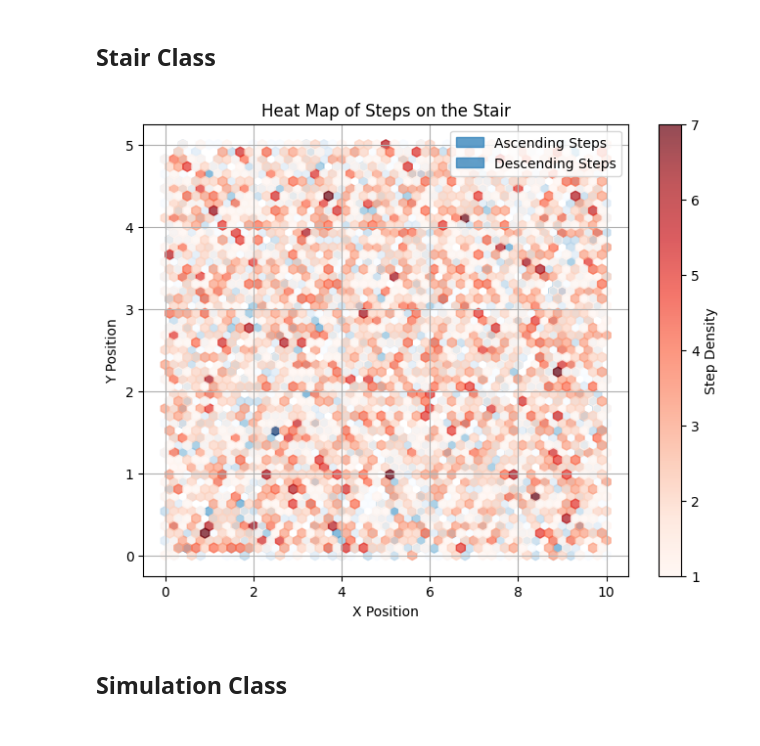
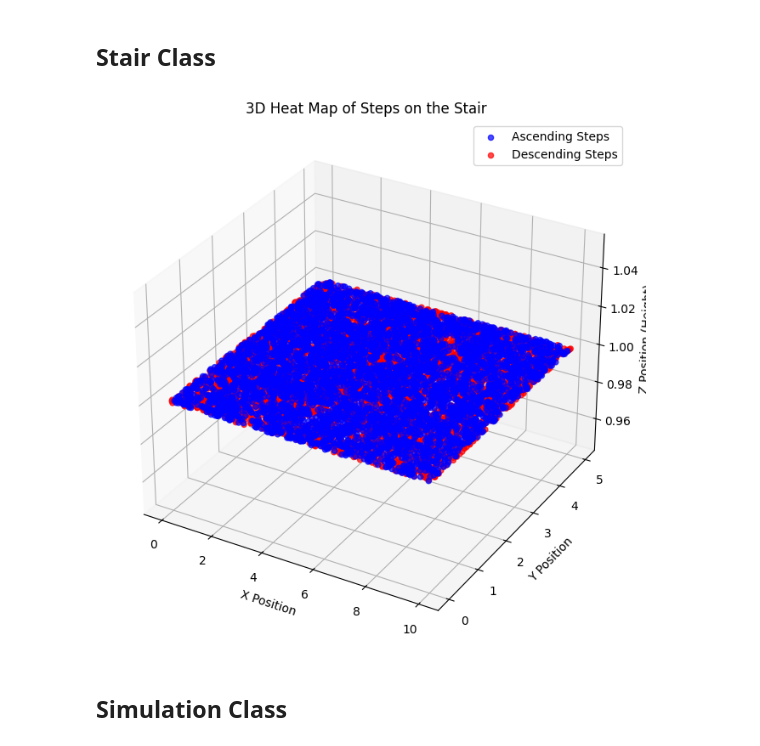
Before and after one commit to zrobers/mcm25, a Jupyter notebook: agent_staircase_model.ipynb, the cells around one changed output. Cells and saved outputs as stored; diff of their text form; code cells hidden in the pictures.

Commit message:
staircase position and stair class good now, though stairs are centered in x

```diff
--- a/agent_staircase_model.ipynb
+++ b/agent_staircase_model.ipynb
@@ -370,77 +394,96 @@ staircase_with_funnels_aligned.draw()
 ## Stair Class
 # %%
 class Stair:
-    def __init__(self, vertices, tread, width):
-        self.vertices = vertices  # Coordinates of the stair vertices
-        self.tread = tread  # Depth of each step
-        self.width = width  # Width of the stair
-        self.steps = []  # List to store steps (x, y, Agent)
+    def __init__(self, vertices):
+        """
+        Represents a single stair step or funnel.
+
+        Args:
+            vertices (list): List of (x, y, z) coordinates defining the vertices of the stair.
+        """
+        self.vertices = vertices  # Coordinates of the stair vertices (x, y, z)
+        self.z = vertices[0][2]  # All vertices share the same Z-coordinate (flat surface)
+        self.steps = []  # List to store steps (x, y, z, Agent)
 
     def add_step(self, x, y, agent):
         """
-        Add a step to the list of steps.
+        Add a step to the list of steps. The Z-coordinate is automatically set to the stair's Z-level.
 
         Args:
-            x (float): X-coordinate of the center of the step.
-            y (float): Y-coordinate of the center of the step.
+            x (float): X-coordinate of the step.
+            y (float): Y-coordinate of the step.
             agent (Agent): The Agent object that made the step.
         """
-        self.steps.append({"x": x, "y": y, "agent": agent})
+        self.steps.append({"x": x, "y": y, "z": self.z, "agent": agent})
 
     def plot_heat_map(self):
         """
         Plot a heat map of the steps on the stair, differentiating between ascending and descending steps.
         """
         # Separate ascending and descending steps
-        ascending_steps = [(step['x'], step['y']) for step in self.steps if step['agent'].direction == 'ascending']
-        descending_steps = [(step['x'], step['y']) for step in self.steps if step['agent'].direction == 'descending']
+        ascending_steps = [(step['x'], step['y'], step['z']) for step in self.steps if step['agent'].direction == 'ascending']
+        descending_steps = [(step['x'], step['y'], step['z']) for step in self.steps if step['agent'].direction == 'descending']
 
         # Create scatter plot data
         if ascending_steps:
-            asc_x, asc_y = zip(*ascending_steps)
+            asc_x, asc_y, asc_z = zip(*ascending_steps)
         else:
-            asc_x, asc_y = [], []
+            asc_x, asc_y, asc_z = [], [], []
 
         if descending_steps:
-            desc_x, desc_y = zip(*descending_steps)
+            desc_x, desc_y, desc_z = zip(*descending_steps)
         else:
-            desc_x, desc_y = [], []
+            desc_x, desc_y, desc_z = [], [], []
 
         # Create the heat map
-        plt.figure(figsize=(8, 6))
-        plt.hexbin(asc_x, asc_y, gridsize=50, cmap='Blues', mincnt=1, alpha=0.7, label='Ascending Steps')
-        plt.hexbin(desc_x, desc_y, gridsize=50, cmap='Reds', mincnt=1, alpha=0.7, label='Descending Steps')
+        fig = plt.figure(figsize=(10, 8))
+        ax = fig.add_subplot(111, projection='3d')
 
-        plt.xlabel('X Position')
-        plt.ylabel('Y Position')
-        plt.title('Heat Map of Steps on the Stair')
-        plt.legend()
-        plt.colorbar(label='Step Density')
-        plt.grid(True)
+        ax.scatter(asc_x, asc_y, asc_z, c='blue', label='Ascending Steps', alpha=0.7)
+        ax.scatter(desc_x, desc_y, desc_z, c='red', label='Descending Steps', alpha=0.7)
+
+        ax.set_xlabel('X Position')
+        ax.set_ylabel('Y Position')
+        ax.set_zlabel('Z Position (Height)')
+        ax.set_title('3D Heat Map of Steps on the Stair')
+        ax.legend()
         plt.show()
+
 
 # Example usage
 if __name__ == "__main__":
-    # Create a stair
-    stair = Stair(vertices=[(0, 0), (10, 0), (10, 5), (0, 5)], tread=1, width=10)
+    # Define vertices for a single stair with a flat Z-coordinate
+    vertices = [
+        (0, 0, 1),  # All vertices have the same Z-coordinate
+        (10, 0, 1),
+        (10, 5, 1),
+        (0, 5, 1)
+    ]
 
-    # Create a large number of agents
-    agents = [Agent(unique_id=i, age=30, sex='M', height=170, weight=70, velocity=1,
-                    direction='ascending' if i % 2 == 0 else 'descending',
-                    group_id=i // 10, position=(0, 0, 0), foot='left') for i in range(1000)]
+    # Create a stair object
+    stair = Stair(vertices=vertices)
+
+    # Define an example Agent class (placeholder for the real Agent class)
+    class Agent:
+        def __init__(self, unique_id, direction):
+            self.unique_id = unique_id
+            self.direction = direction
+
+    # Create agents
+    agents = [Agent(unique_id=i, direction='ascending' if i % 2 == 0 else 'descending') for i in range(1000)]
 
     # Simulate steps
     np.random.seed(42)
     for agent in agents:
         for _ in range(np.random.randint(5, 15)):
             x = np.random.uniform(0, 10)
             y = np.random.uniform(0, 5)
             stair.add_step(x, y, agent)
 
     # Plot the heat map
     stair.plot_heat_map()
 # %% [output]
-[figure, old version]
+[figure, new version]
 # %% [markdown]
 ## Simulation Class
 # %%
```
Also changed, not shown: parts of 1 cell of this notebook.
